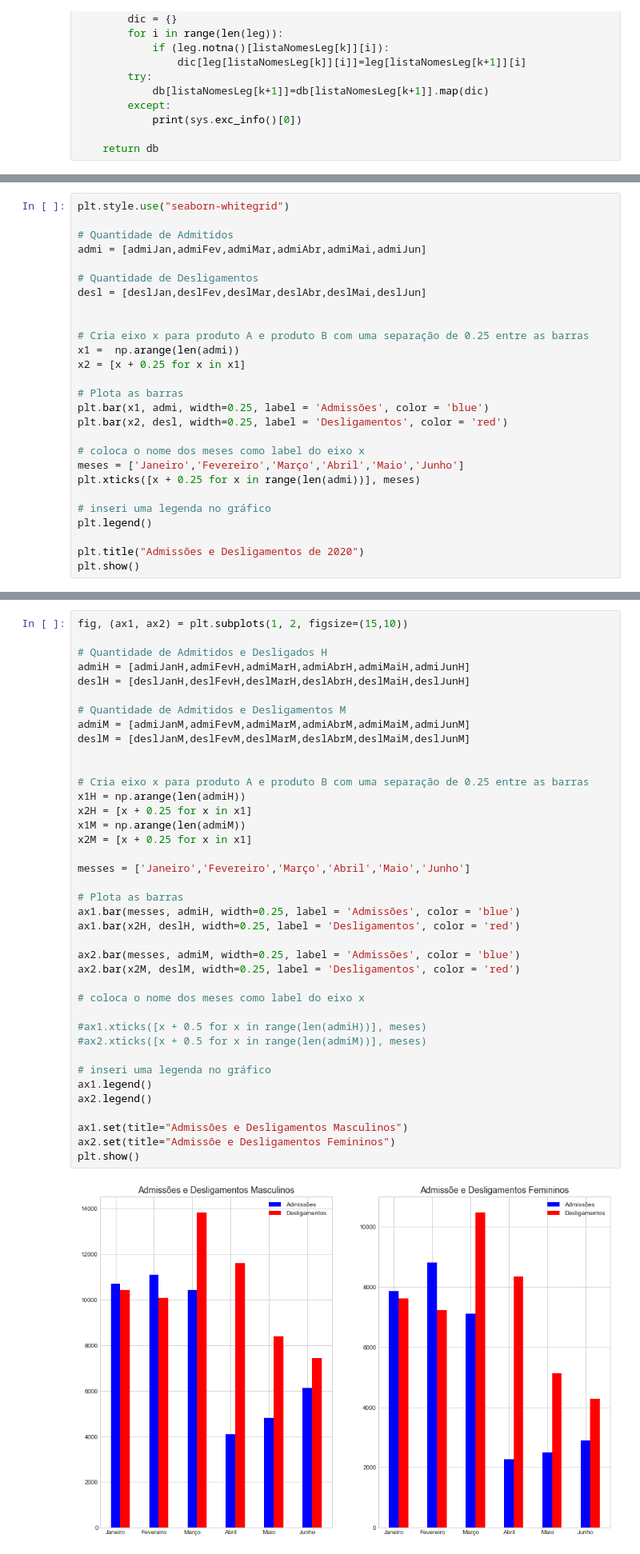
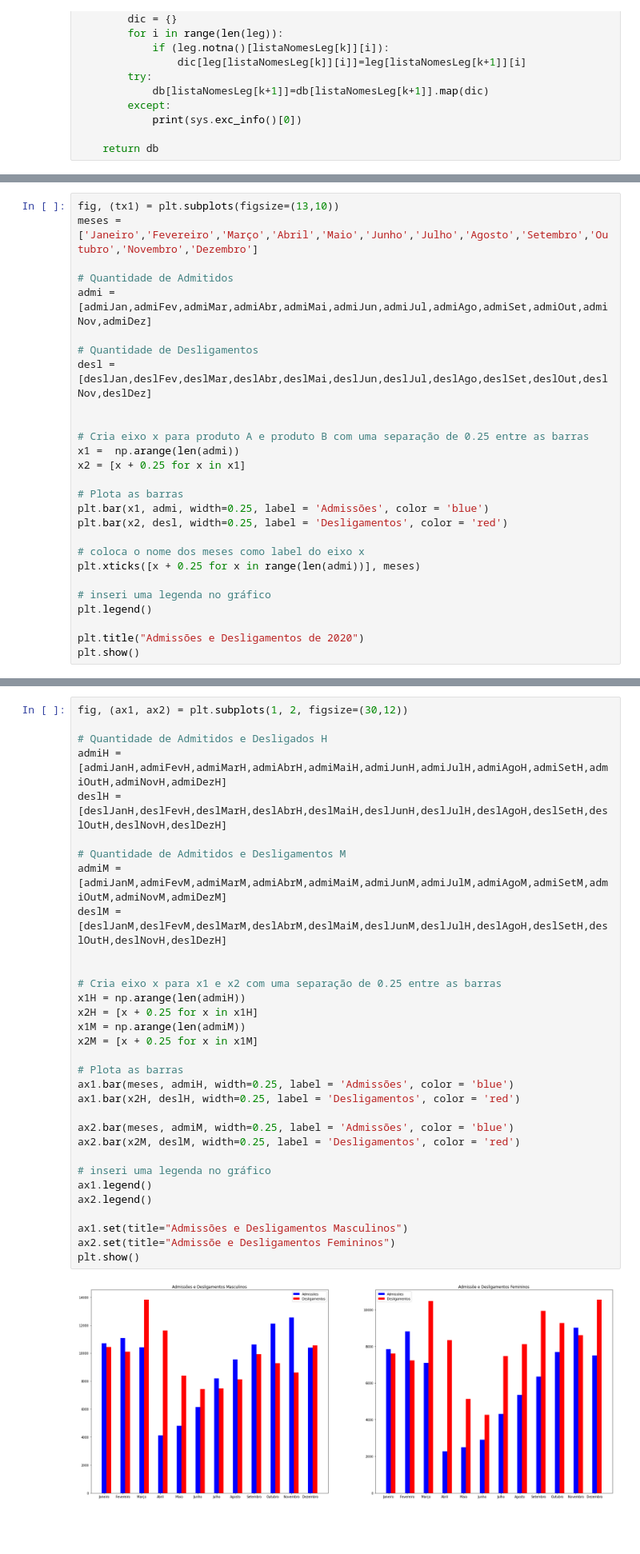
Before and after one commit to MarcospsDonizete/Analise_De_Empregabilidade, a Jupyter notebook: Caged.ipynb, the cells around one changed output, grey strips where cells are left out. Shown at 80% size. Saved outputs shown, nothing was run; the diff lists cells and outputs as text; blank space fills up the shorter version.

```diff
--- a/Caged.ipynb
+++ b/Caged.ipynb
@@ -104,11 +122,12 @@ deslJun = jun2020.query('tipomovimentação=="Desligamento"')['tipomovimentaçã
 # %%
-plt.style.use("seaborn-whitegrid")
+fig, (tx1) = plt.subplots(figsize=(13,10))
+meses = ['Janeiro','Fevereiro','Março','Abril','Maio','Junho','Julho','Agosto','Setembro','Outubro','Novembro','Dezembro']
 
 # Quantidade de Admitidos
-admi = [admiJan,admiFev,admiMar,admiAbr,admiMai,admiJun]
+admi = [admiJan,admiFev,admiMar,admiAbr,admiMai,admiJun,admiJul,admiAgo,admiSet,admiOut,admiNov,admiDez]
 
 # Quantidade de Desligamentos
-desl = [deslJan,deslFev,deslMar,deslAbr,deslMai,deslJun]
+desl = [deslJan,deslFev,deslMar,deslAbr,deslMai,deslJun,deslJul,deslAgo,deslSet,deslOut,deslNov,deslDez]
 
 
 # Cria eixo x para produto A e produto B com uma separação de 0.25 entre as barras
@@ -120,7 +139,6 @@ plt.bar(x1, admi, width=0.25, label = 'Admissões', color = 'blue')
 plt.bar(x2, desl, width=0.25, label = 'Desligamentos', color = 'red')
 
 # coloca o nome dos meses como label do eixo x
-meses = ['Janeiro','Fevereiro','Março','Abril','Maio','Junho']
 plt.xticks([x + 0.25 for x in range(len(admi))], meses)
 
 # inseri uma legenda no gráfico
@@ -187,41 +211,34 @@ print(admiJanH + admiJanM)
 # %%
-fig, (ax1, ax2) = plt.subplots(1, 2, figsize=(15,10))
+fig, (ax1, ax2) = plt.subplots(1, 2, figsize=(30,12))
 
 # Quantidade de Admitidos e Desligados H
-admiH = [admiJanH,admiFevH,admiMarH,admiAbrH,admiMaiH,admiJunH]
-deslH = [deslJanH,deslFevH,deslMarH,deslAbrH,deslMaiH,deslJunH]
+admiH = [admiJanH,admiFevH,admiMarH,admiAbrH,admiMaiH,admiJunH,admiJulH,admiAgoH,admiSetH,admiOutH,admiNovH,admiDezH]
+deslH = [deslJanH,deslFevH,deslMarH,deslAbrH,deslMaiH,deslJunH,deslJulH,deslAgoH,deslSetH,deslOutH,deslNovH,deslDezH]
 
 # Quantidade de Admitidos e Desligamentos M
-admiM = [admiJanM,admiFevM,admiMarM,admiAbrM,admiMaiM,admiJunM]
-deslM = [deslJanM,deslFevM,deslMarM,deslAbrM,deslMaiM,deslJunM]
+admiM = [admiJanM,admiFevM,admiMarM,admiAbrM,admiMaiM,admiJunM,admiJulM,admiAgoM,admiSetM,admiOutM,admiNovM,admiDezM]
+deslM = [deslJanM,deslFevM,deslMarM,deslAbrM,deslMaiM,deslJunM,deslJulH,deslAgoH,deslSetH,deslOutH,deslNovH,deslDezH]
 
 
-# Cria eixo x para produto A e produto B com uma separação de 0.25 entre as barras
+# Cria eixo x para x1 e x2 com uma separação de 0.25 entre as barras
 x1H = np.arange(len(admiH))
-x2H = [x + 0.25 for x in x1]
+x2H = [x + 0.25 for x in x1H]
 x1M = np.arange(len(admiM))
-x2M = [x + 0.25 for x in x1]
-
-messes = ['Janeiro','Fevereiro','Março','Abril','Maio','Junho']
+x2M = [x + 0.25 for x in x1M]
 
 # Plota as barras
-ax1.bar(messes, admiH, width=0.25, label = 'Admissões', color = 'blue')
+ax1.bar(meses, admiH, width=0.25, label = 'Admissões', color = 'blue')
 ax1.bar(x2H, deslH, width=0.25, label = 'Desligamentos', color = 'red')
 
-ax2.bar(messes, admiM, width=0.25, label = 'Admissões', color = 'blue')
+ax2.bar(meses, admiM, width=0.25, label = 'Admissões', color = 'blue')
 ax2.bar(x2M, deslM, width=0.25, label = 'Desligamentos', color = 'red')
-
-# coloca o nome dos meses como label do eixo x
-
-#ax1.xticks([x + 0.5 for x in range(len(admiH))], meses)
-#ax2.xticks([x + 0.5 for x in range(len(admiM))], meses)
 
 # inseri uma legenda no gráfico
 ax1.legend()
 ax2.legend()
 
 ax1.set(title="Admissões e Desligamentos Masculinos")
 ax2.set(title="Admissõe e Desligamentos Femininos")
 plt.show()
 # %% [output]
-[figure, old version]
+[figure, new version]
```
Also changed, not shown: parts of 6 cells of this notebook.
